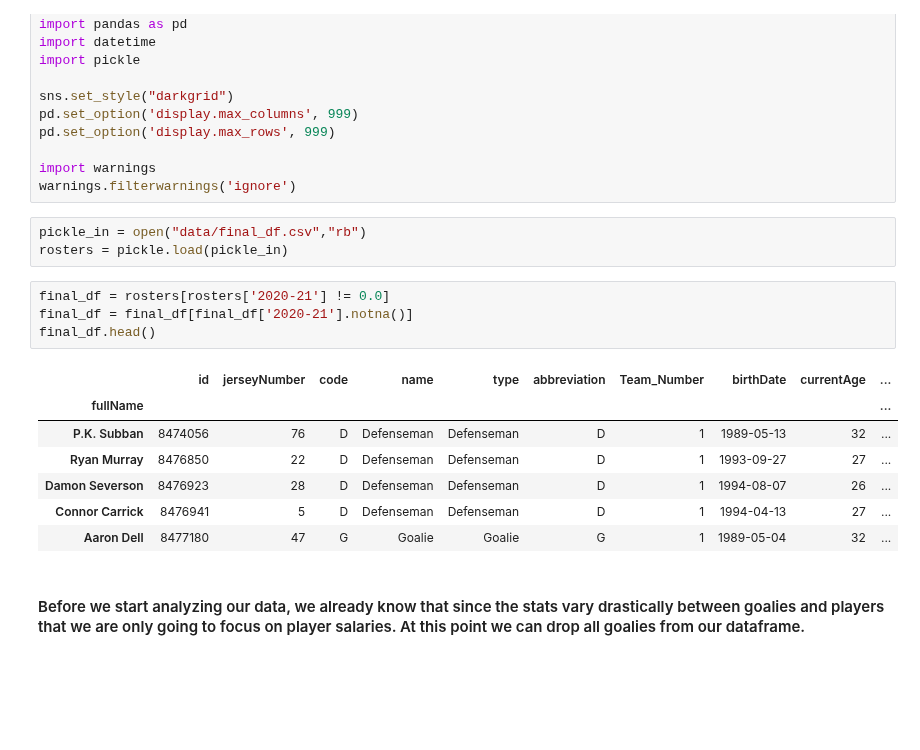
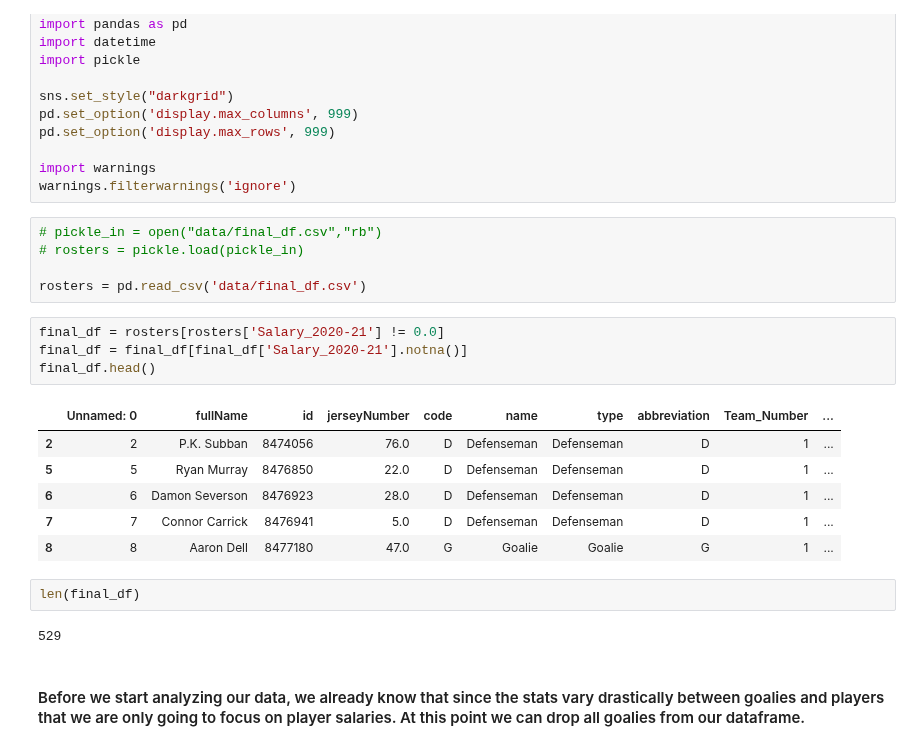
Before and after one commit to kyledufrane/NHL-Salary-Predictions, a Jupyter notebook: Data_Prep.ipynb, the cells around one changed output. Saved outputs shown, nothing was run; the diff lists cells and outputs as text; blank space fills up the shorter version.

```diff
--- a/Data_Prep.ipynb
+++ b/Data_Prep.ipynb
@@ -20,20 +20,25 @@ pd.set_option('display.max_rows', 999)
 import warnings
 warnings.filterwarnings('ignore')
 # %%
-pickle_in = open("data/final_df.csv","rb")
-rosters = pickle.load(pickle_in)
+# pickle_in = open("data/final_df.csv","rb")
+# rosters = pickle.load(pickle_in)
+
+rosters = pd.read_csv('data/final_df.csv')
 # %%
-final_df = rosters[rosters['2020-21'] != 0.0]
-final_df = final_df[final_df['2020-21'].notna()]
+final_df = rosters[rosters['Salary_2020-21'] != 0.0]
+final_df = final_df[final_df['Salary_2020-21'].notna()]
 final_df.head()
 # %% [output]
-|  | id | jerseyNumber | code | name | type | abbreviation | Team_Number | birthDate | currentAge | ... |
-| fullName |  |  |  |  |  |  |  |  |  | ... |
-| P.K. Subban | 8474056 | 76 | D | Defenseman | Defenseman | D | 1 | 1989-05-13 | 32 | ... |
-| Ryan Murray | 8476850 | 22 | D | Defenseman | Defenseman | D | 1 | 1993-09-27 | 27 | ... |
-| Damon Severson | 8476923 | 28 | D | Defenseman | Defenseman | D | 1 | 1994-08-07 | 26 | ... |
-| Connor Carrick | 8476941 | 5 | D | Defenseman | Defenseman | D | 1 | 1994-04-13 | 27 | ... |
-| Aaron Dell | 8477180 | 47 | G | Goalie | Goalie | G | 1 | 1989-05-04 | 32 | ... |
+|  | Unnamed: 0 | fullName | id | jerseyNumber | code | name | type | abbreviation | Team_Number | ... |
+| 2 | 2 | P.K. Subban | 8474056 | 76.0 | D | Defenseman | Defenseman | D | 1 | ... |
+| 5 | 5 | Ryan Murray | 8476850 | 22.0 | D | Defenseman | Defenseman | D | 1 | ... |
+| 6 | 6 | Damon Severson | 8476923 | 28.0 | D | Defenseman | Defenseman | D | 1 | ... |
+| 7 | 7 | Connor Carrick | 8476941 | 5.0 | D | Defenseman | Defenseman | D | 1 | ... |
+| 8 | 8 | Aaron Dell | 8477180 | 47.0 | G | Goalie | Goalie | G | 1 | ... |
+# %%
+len(final_df)
+# %% [output]
+529
 # %% [markdown]
 #### Before we start analyzing our data, we already know that since the stats vary drastically between goalies and players that we are only going to focus on player salaries. At this point we can drop all goalies from our dataframe.
 # %%
```
Also changed, not shown: parts of 20 cells of this notebook, 6 other files.
